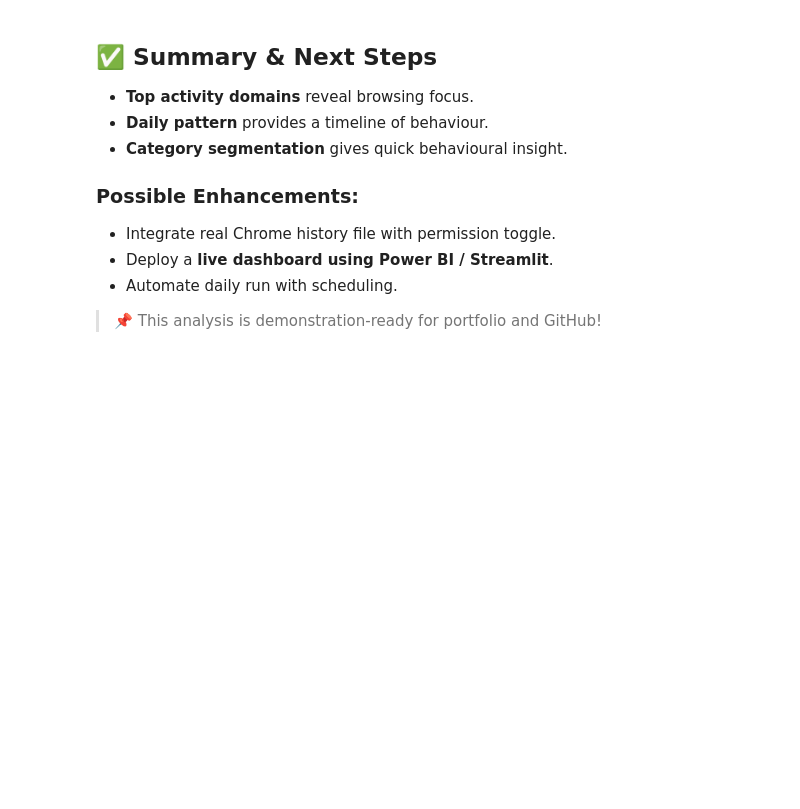
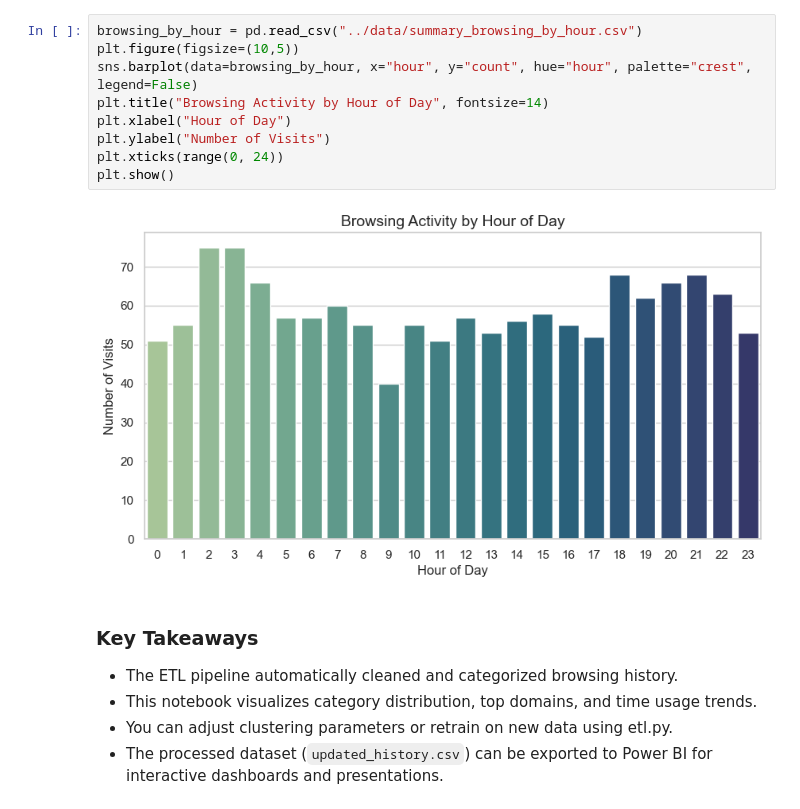
Before and after one commit to nilookiamari/browser_activity_project, a Jupyter notebook: notebooks/demo_analysis.ipynb, the cells around one changed output. Drawn from its saved outputs; the diff is of its cells as text; blank space fills up the shorter version.

```diff
--- a/notebooks/demo_analysis.ipynb
+++ b/notebooks/demo_analysis.ipynb
@@ -93,13 +82,17 @@ plt.show()
+# %%
+browsing_by_hour = pd.read_csv("../data/summary_browsing_by_hour.csv")
+plt.figure(figsize=(10,5))
+sns.barplot(data=browsing_by_hour, x="hour", y="count", hue="hour", palette="crest", legend=False)
+plt.title("Browsing Activity by Hour of Day", fontsize=14)
+plt.xlabel("Hour of Day")
+plt.ylabel("Number of Visits")
+plt.xticks(range(0, 24))
+plt.show()
+# %% [output]
+[figure, added]
 # %% [markdown]
-## ✅ Summary & Next Steps
-
-- **Top activity domains** reveal browsing focus.
-- **Daily pattern** provides a timeline of behaviour.
-- **Category segmentation** gives quick behavioural insight.
-
-### Possible Enhancements:
-- Integrate real Chrome history file with permission toggle.
-- Deploy a **live dashboard using Power BI / Streamlit**.
-- Automate daily run with scheduling.
-
-> 📌 This analysis is demonstration-ready for portfolio and GitHub!
+### Key Takeaways
+- The ETL pipeline automatically cleaned and categorized browsing history.
+- This notebook visualizes category distribution, top domains, and time usage trends.
+- You can adjust clustering parameters or retrain on new data using etl.py.
+- The processed dataset (`updated_history.csv`) can be exported to Power BI for interactive dashboards and presentations.
```
Also changed, not shown: parts of 12 cells of this notebook, 6 other files.
